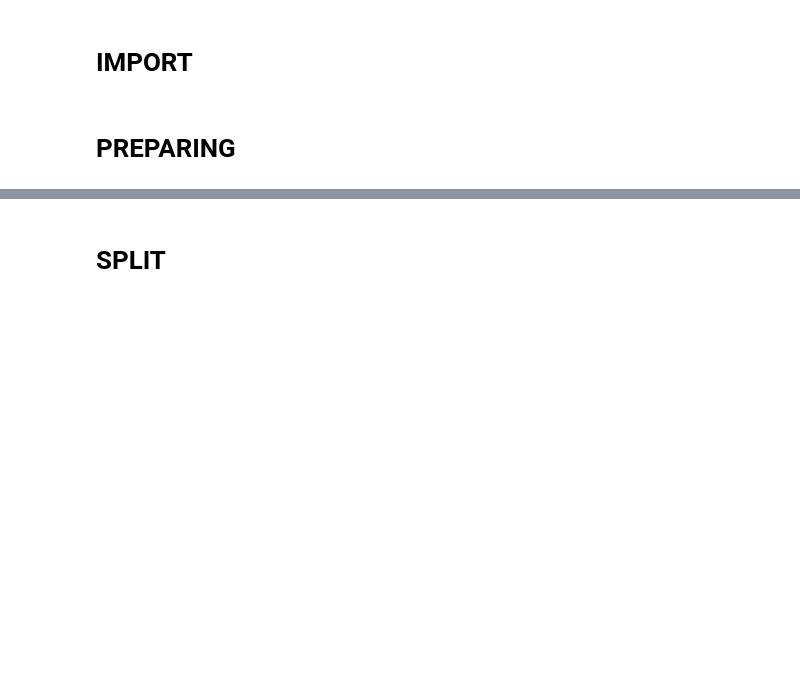
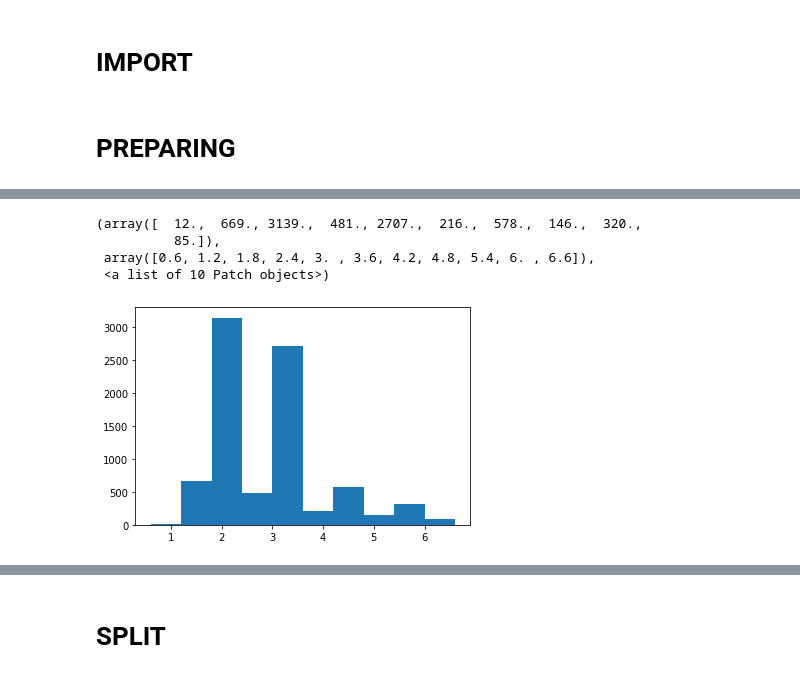
Before and after one commit to alxkzncoff/car_price_prediction_ml_dl, a Jupyter notebook: model/dense_model.ipynb, the cells around one changed output, grey strips where cells are left out. Cells and saved outputs as stored; diff of their text form; code cells hidden in the pictures; blank space fills up the shorter version.

```diff
--- a/model/dense_model.ipynb
+++ b/model/dense_model.ipynb
@@ -45,3 +66,11 @@ df = pd.concat([train, test])
+# %%
+plt.hist(df['engine_displacement'])
+# %% [output]
+(array([  12.,  669., 3139.,  481., 2707.,  216.,  578.,  146.,  320.,
+          85.]),
+ array([0.6, 1.2, 1.8, 2.4, 3. , 3.6, 4.2, 4.8, 5.4, 6. , 6.6]),
+ <a list of 10 Patch objects>)
+[figure, added]
 # %%
 fig, ax = plt.subplots(8,2, figsize=(20,40))
 
```
Also changed, not shown: parts of 23 cells of this notebook.
